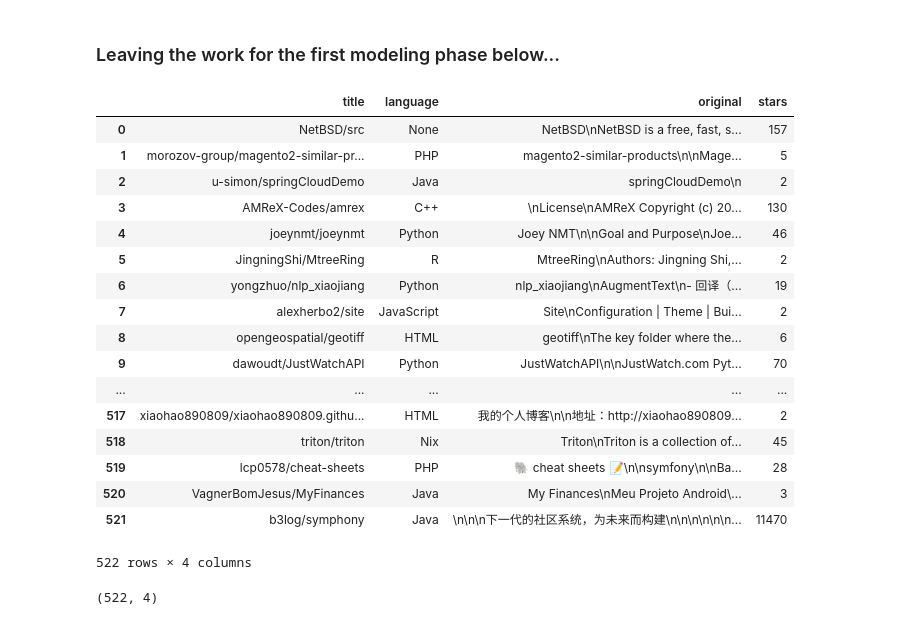
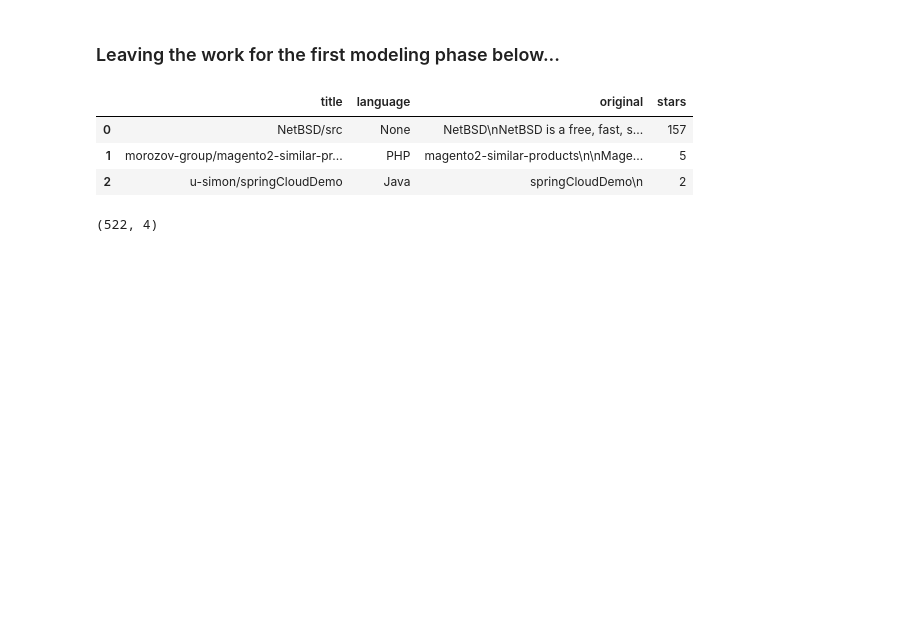
Before and after one commit to codeup-cyber-linguists/languages-classifier, a Jupyter notebook: group_github_language_classifier.ipynb, the cells around one changed output. Cells and saved outputs as stored; diff of their text form; code cells hidden in the pictures; blank space fills up the shorter version.

```diff
--- a/group_github_language_classifier.ipynb
+++ b/group_github_language_classifier.ipynb
@@ -280,26 +282,12 @@ file = 'github_large_data.csv'
 # %%
-df = pd.read_csv(path+file, header='infer')
+df = pd.read_csv(file, header='infer')
 # %%
-df
+df.head(3)
 # %% [output]
 |  | title | language | original | stars |
 | 0 | NetBSD/src | None | NetBSD\nNetBSD is a free, fast, s... | 157 |
 | 1 | morozov-group/magento2-similar-pr... | PHP | magento2-similar-products\n\nMage... | 5 |
 | 2 | u-simon/springCloudDemo | Java | springCloudDemo\n | 2 |
-| 3 | AMReX-Codes/amrex | C++ | \nLicense\nAMReX Copyright (c) 20... | 130 |
-| 4 | joeynmt/joeynmt | Python | Joey NMT\n\nGoal and Purpose\nJoe... | 46 |
-| 5 | JingningShi/MtreeRing | R | MtreeRing\nAuthors: Jingning Shi,... | 2 |
-| 6 | yongzhuo/nlp_xiaojiang | Python | nlp_xiaojiang\nAugmentText\n- 回译（... | 19 |
-| 7 | alexherbo2/site | JavaScript | Site\nConfiguration | Theme | Bui... | 2 |
-| 8 | opengeospatial/geotiff | HTML | geotiff\nThe key folder where the... | 6 |
-| 9 | dawoudt/JustWatchAPI | Python | JustWatchAPI\n\nJustWatch.com Pyt... | 70 |
-| ... | ... | ... | ... | ... |
-| 517 | xiaohao890809/xiaohao890809.githu... | HTML | 我的个人博客\n\n地址：http://xiaohao890809... | 2 |
-| 518 | triton/triton | Nix | Triton\nTriton is a collection of... | 45 |
-| 519 | lcp0578/cheat-sheets | PHP | 🐘 cheat sheets 📝\n\nsymfony\n\nBa... | 28 |
-| 520 | VagnerBomJesus/MyFinances | Java | My Finances\nMeu Projeto Android\... | 3 |
-| 521 | b3log/symphony | Java | \n\n\n下一代的社区系统，为未来而构建\n\n\n\n\n\n... | 11470 |
-522 rows × 4 columns
 # %%
 df.shape
 # %% [output]
```
Also changed, not shown: parts of 53 cells of this notebook.
